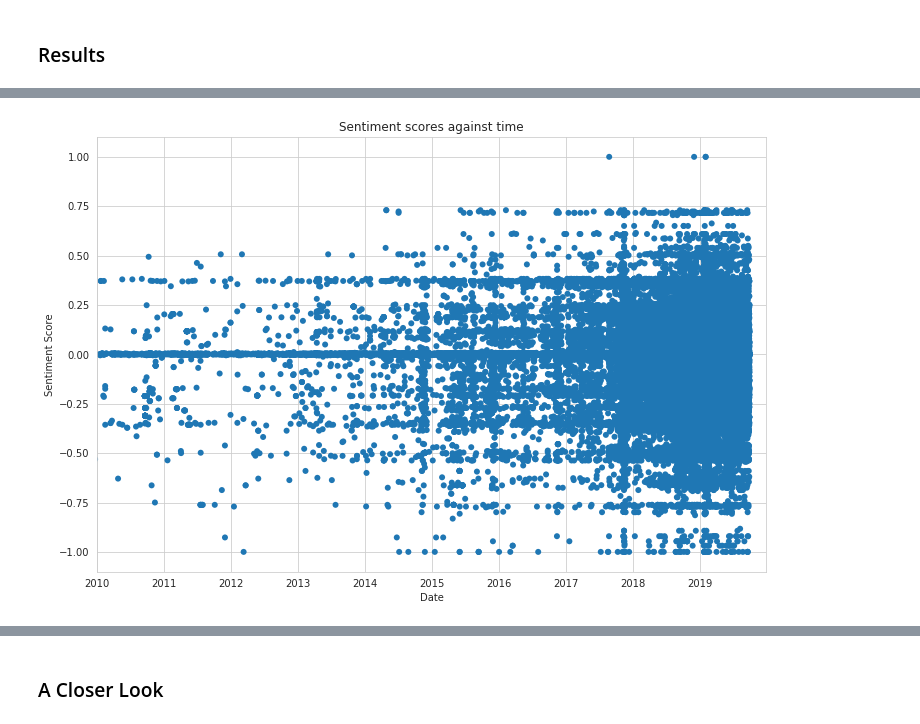
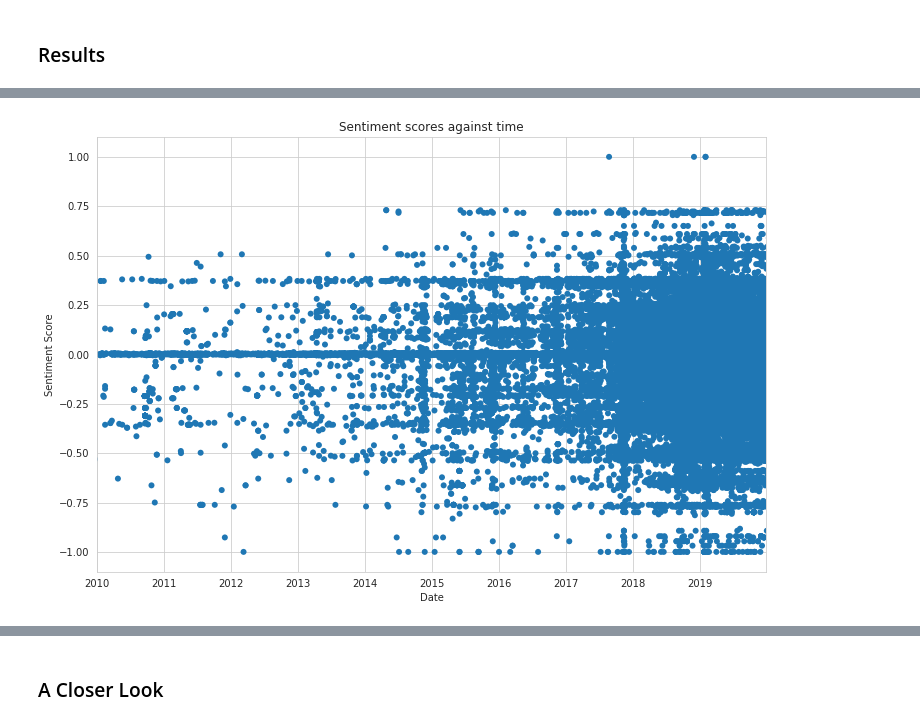
Before and after one commit to yuantinglee/twitter-discourse, a Jupyter notebook: analysis/sentiment_analysis_new.ipynb, the cells around one changed output, grey strips where cells are left out. Cells and saved outputs as stored; diff of their text form; code cells hidden in the pictures.

```diff
--- a/analysis/sentiment_analysis_new.ipynb
+++ b/analysis/sentiment_analysis_new.ipynb
@@ -194,0 +187,3 @@ See the caveats in the documentation: http://pandas.pydata.org/pandas-docs/stabl
+# %%
+# combining
+texts_de_comb = pd.concat([texts_de_old, texts_de], ignore_index=True, sort=False)
@@ -194,0 +192,6 @@ See the caveats in the documentation: http://pandas.pydata.org/pandas-docs/stabl
+# %%
+# renaming objects
+texts_de_new = texts_de
+texts_de = texts_de_comb
+# %%
+texts_de['date_only'] =  pd.to_datetime(texts_de['date_only'])
@@ -207,0 +221,4 @@ len(texts_de)
+# %%
+# removing missing data
+texts_de = texts_de.dropna(subset=['score'])
+len(texts_de)
@@ -283,8 +298,8 @@ Perfekt wäre es jetzt, wenn die Eltern nach dieser Entscheidung auch noch mit a
 # %%
 fig, ax = plt.subplots(figsize=(12,8))
-sns.scatterplot(texts_de['created_at'], texts_de['score'], edgecolor='', ax = ax)
+sns.scatterplot(texts_de['date_only'], texts_de['score'], edgecolor='', ax = ax)
 ax.set(xlim=(datetime.datetime.strptime('2010-01-01', '%Y-%m-%d'), datetime.datetime.strptime('2019-12-31', '%Y-%m-%d')), xlabel="Date",ylabel="Sentiment Score", title="Sentiment scores against time")
 plt.show()
 # %% [output]
-[figure, old version]
+[figure, new version]
 # %%
```
Also changed, not shown: parts of 29 cells of this notebook, 9 other files.
